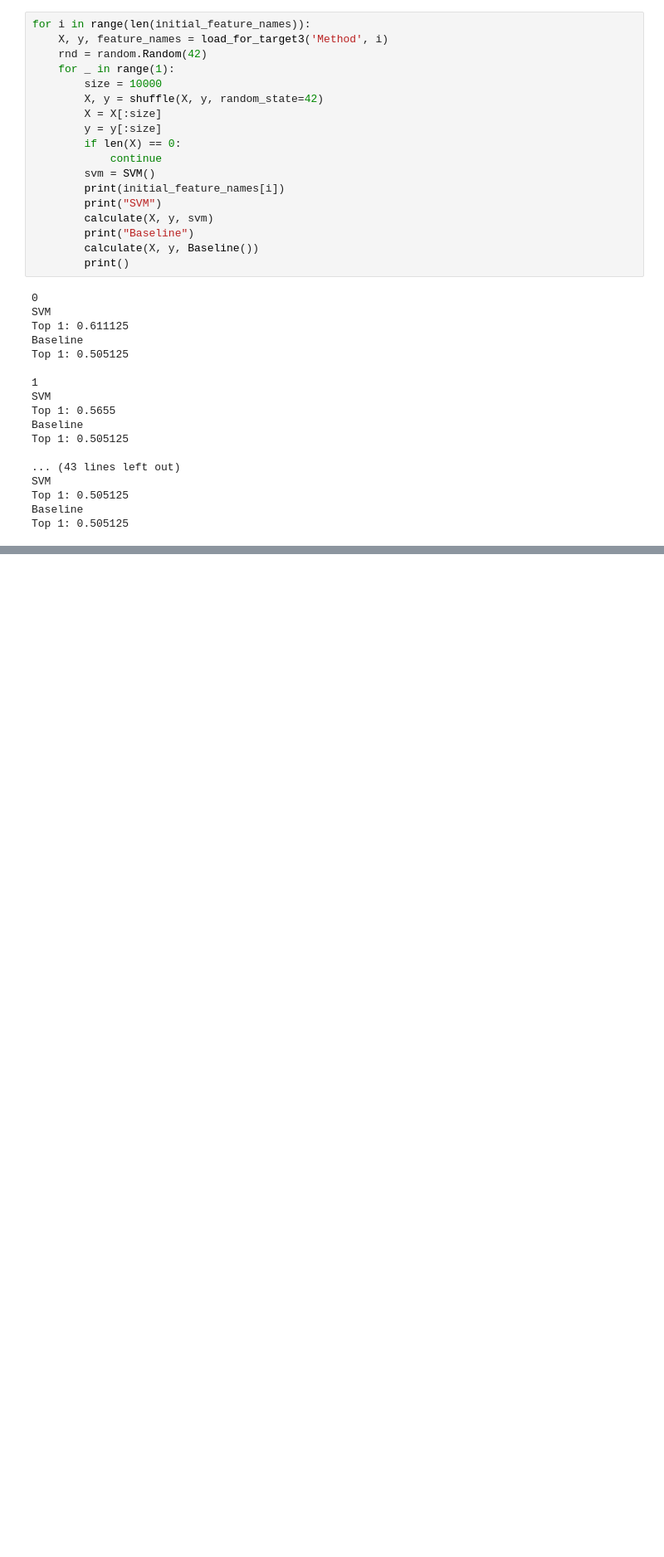
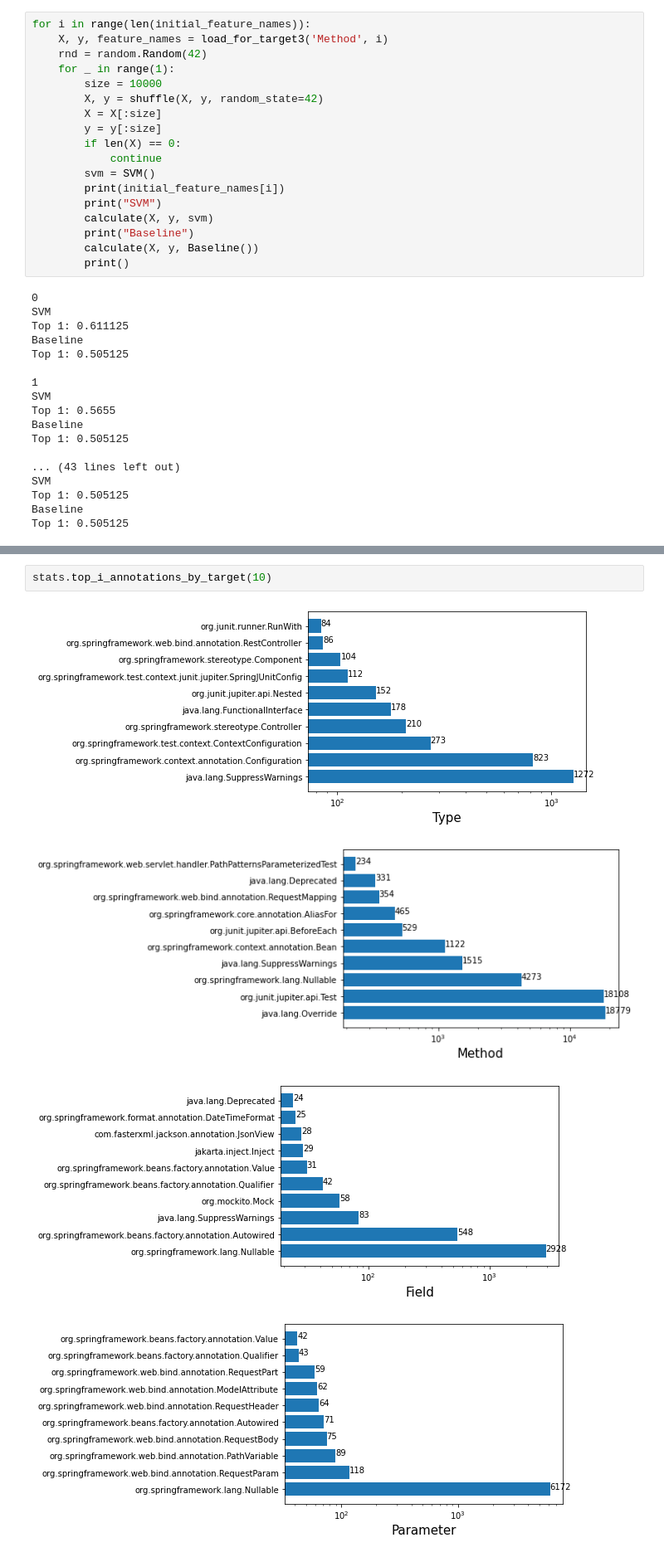
Before and after one commit to KaperD/annotations-completion, a Jupyter notebook: baseline.ipynb, the cells around one changed output, grey strips where cells are left out. Shown at 83% size. Drawn from its saved outputs; the diff is of its cells as text; blank space fills up the shorter version.

```diff
--- a/baseline.ipynb
+++ b/baseline.ipynb
@@ -794,0 +390,7 @@ Top 1: 0.505125
+# %%
+stats.top_i_annotations_by_target(10)
+# %% [output]
+[figure, added]
+[figure, added]
+[figure, added]
+[figure, added]
```
Also changed, not shown: parts of 35 cells of this notebook, 11 other files.
